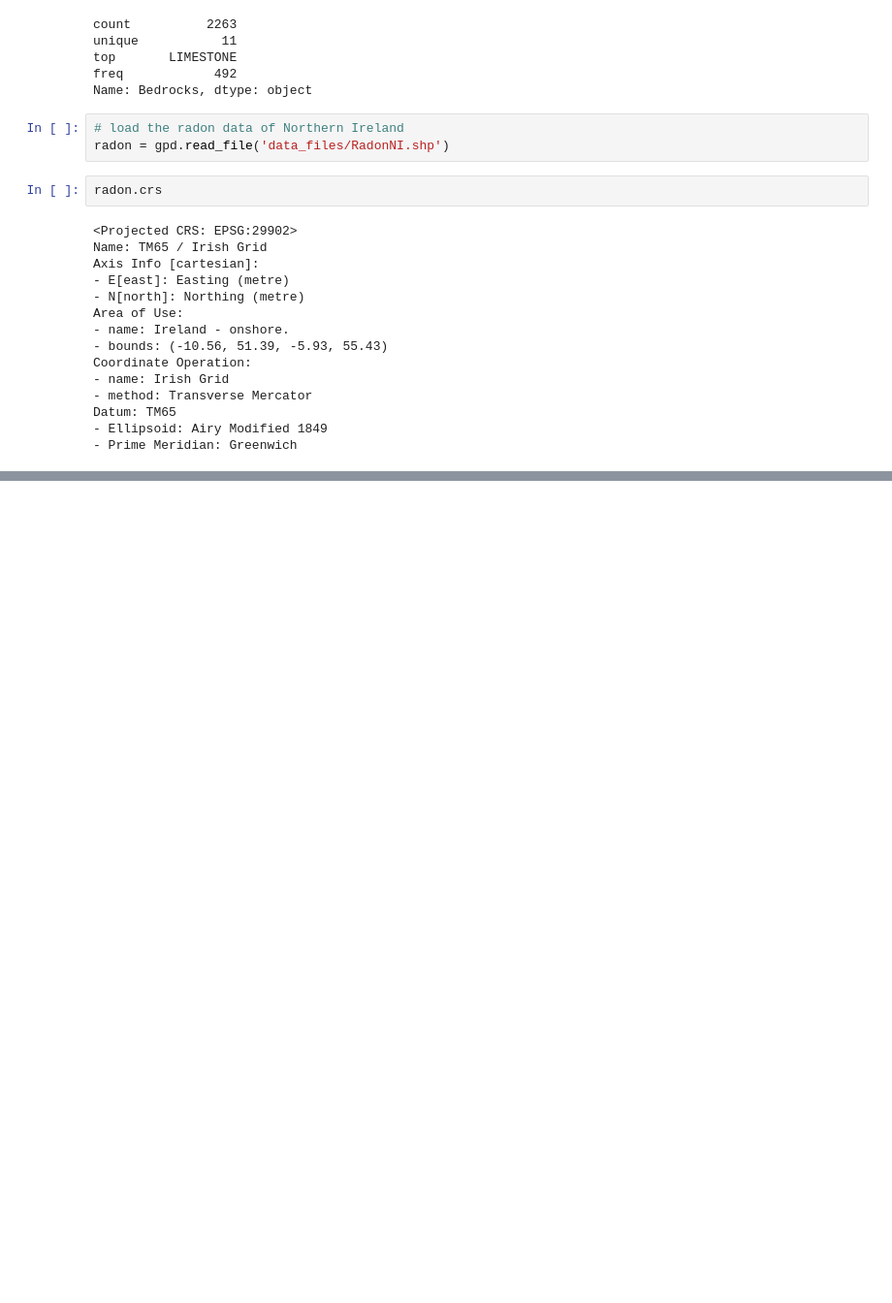
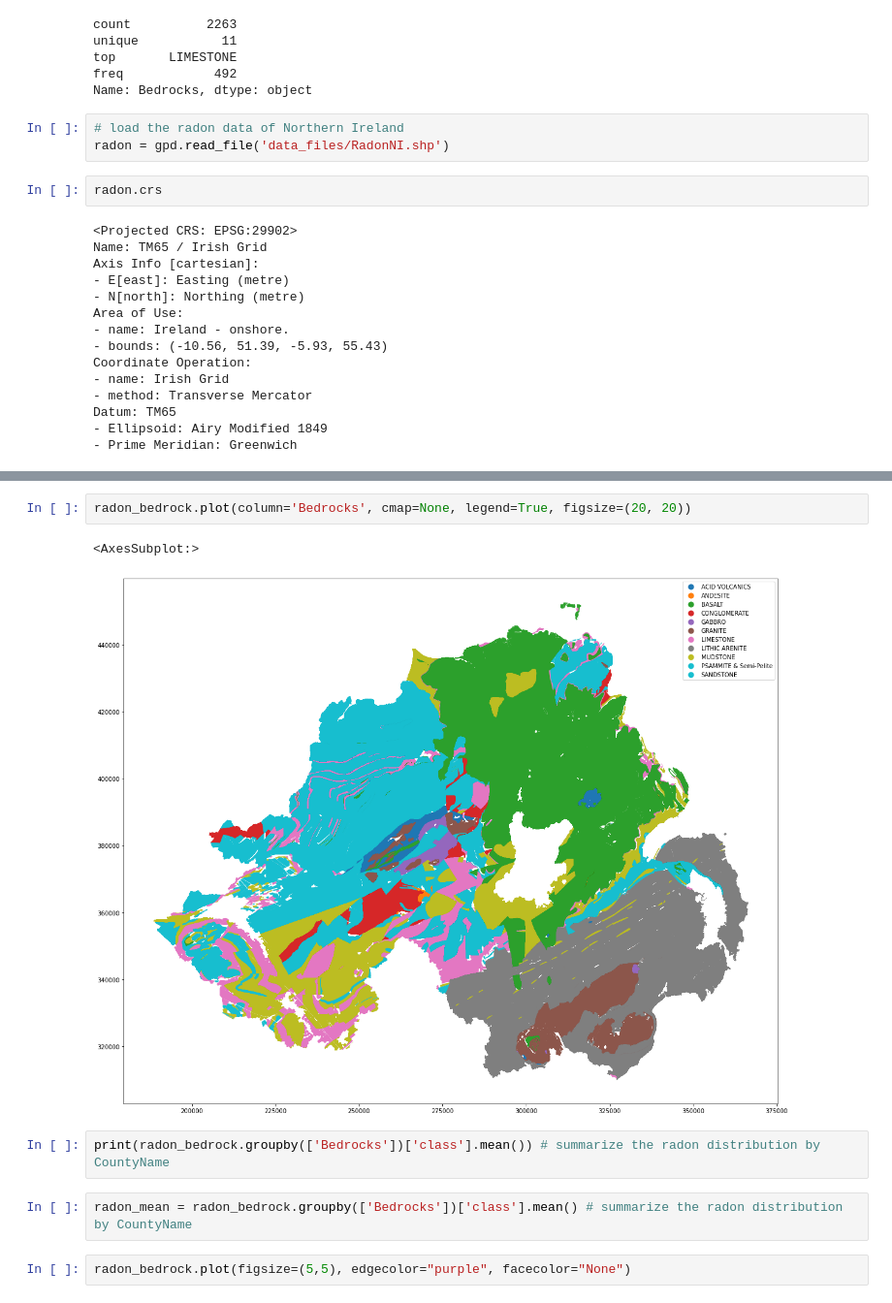
Before and after one commit to zsmilliepy/RadonNI, a Jupyter notebook: Geology1.ipynb, the cells around one changed output, grey strips where cells are left out. Shown at 97% size. Cells and saved outputs as stored; diff of their text form; blank space fills up the shorter version.

```diff
--- a/Geology1.ipynb
+++ b/Geology1.ipynb
@@ -201,0 +258,11 @@ Datum: TM65
+# %%
+radon_bedrock.plot(column='Bedrocks', cmap=None, legend=True, figsize=(20, 20))
+# %% [output]
+<AxesSubplot:>
+[figure, added]
+# %%
+print(radon_bedrock.groupby(['Bedrocks'])['class'].mean()) # summarize the radon distribution by CountyName
+# %%
+radon_mean = radon_bedrock.groupby(['Bedrocks'])['class'].mean() # summarize the radon distribution by CountyName
+# %%
+radon_bedrock.plot(figsize=(5,5), edgecolor="purple", facecolor="None")
```
Also changed, not shown: parts of 14 cells of this notebook, 26 other files.
